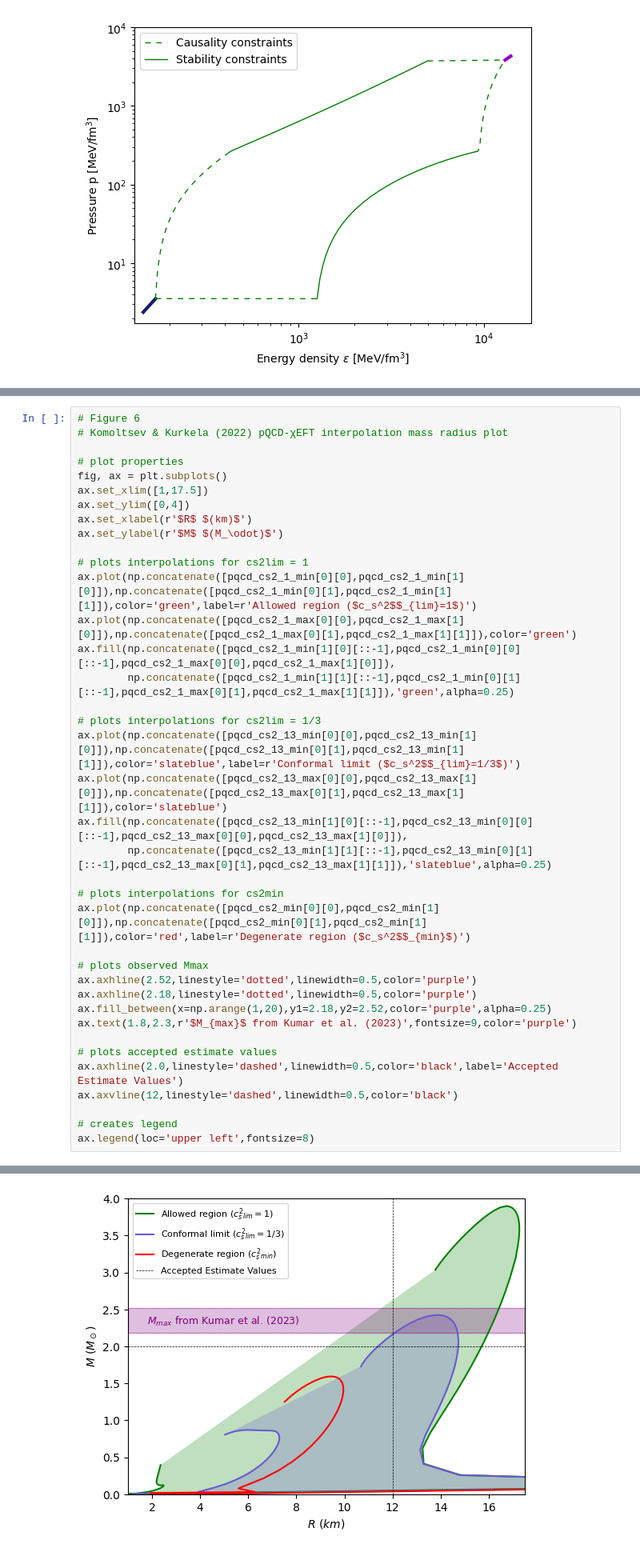
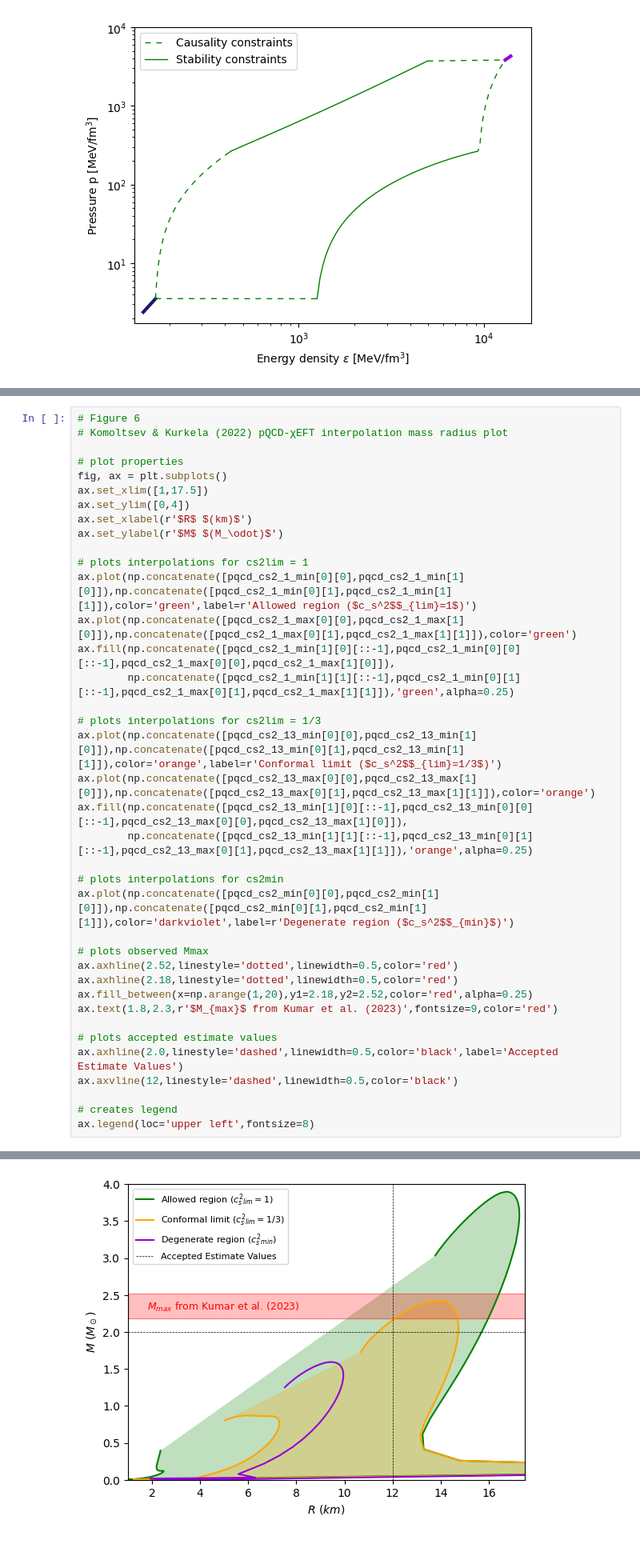
Before and after one commit to laffytaffyz/neutron-star-eos-research-project, a Jupyter notebook: research notebook.ipynb, the cells around one changed output, grey strips where cells are left out. Shown: that part at 80% size. Saved outputs shown, nothing was run; the diff lists cells and outputs as text.

```diff
--- a/research notebook.ipynb
+++ b/research notebook.ipynb
@@ -392,42 +438,42 @@ ax.legend(loc='upper left',fontsize=9)
 # Komoltsev & Kurkela (2022) pQCD-χEFT interpolation mass radius plot
 
 # plot properties
 fig, ax = plt.subplots()
 ax.set_xlim([1,17.5])
 ax.set_ylim([0,4])
 ax.set_xlabel(r'$R$ $(km)$')
 ax.set_ylabel(r'$M$ $(M_\odot)$')
 
 # plots interpolations for cs2lim = 1
 ax.plot(np.concatenate([pqcd_cs2_1_min[0][0],pqcd_cs2_1_min[1][0]]),np.concatenate([pqcd_cs2_1_min[0][1],pqcd_cs2_1_min[1][1]]),color='green',label=r'Allowed region ($c_s^2$$_{lim}=1$)')
 ax.plot(np.concatenate([pqcd_cs2_1_max[0][0],pqcd_cs2_1_max[1][0]]),np.concatenate([pqcd_cs2_1_max[0][1],pqcd_cs2_1_max[1][1]]),color='green')
 ax.fill(np.concatenate([pqcd_cs2_1_min[1][0][::-1],pqcd_cs2_1_min[0][0][::-1],pqcd_cs2_1_max[0][0],pqcd_cs2_1_max[1][0]]),
         np.concatenate([pqcd_cs2_1_min[1][1][::-1],pqcd_cs2_1_min[0][1][::-1],pqcd_cs2_1_max[0][1],pqcd_cs2_1_max[1][1]]),'green',alpha=0.25)
 
 # plots interpolations for cs2lim = 1/3
-ax.plot(np.concatenate([pqcd_cs2_13_min[0][0],pqcd_cs2_13_min[1][0]]),np.concatenate([pqcd_cs2_13_min[0][1],pqcd_cs2_13_min[1][1]]),color='slateblue',label=r'Conformal limit ($c_s^2$$_{lim}=1/3$)')
-ax.plot(np.concatenate([pqcd_cs2_13_max[0][0],pqcd_cs2_13_max[1][0]]),np.concatenate([pqcd_cs2_13_max[0][1],pqcd_cs2_13_max[1][1]]),color='slateblue')
+ax.plot(np.concatenate([pqcd_cs2_13_min[0][0],pqcd_cs2_13_min[1][0]]),np.concatenate([pqcd_cs2_13_min[0][1],pqcd_cs2_13_min[1][1]]),color='orange',label=r'Conformal limit ($c_s^2$$_{lim}=1/3$)')
+ax.plot(np.concatenate([pqcd_cs2_13_max[0][0],pqcd_cs2_13_max[1][0]]),np.concatenate([pqcd_cs2_13_max[0][1],pqcd_cs2_13_max[1][1]]),color='orange')
 ax.fill(np.concatenate([pqcd_cs2_13_min[1][0][::-1],pqcd_cs2_13_min[0][0][::-1],pqcd_cs2_13_max[0][0],pqcd_cs2_13_max[1][0]]),
-        np.concatenate([pqcd_cs2_13_min[1][1][::-1],pqcd_cs2_13_min[0][1][::-1],pqcd_cs2_13_max[0][1],pqcd_cs2_13_max[1][1]]),'slateblue',alpha=0.25)
+        np.concatenate([pqcd_cs2_13_min[1][1][::-1],pqcd_cs2_13_min[0][1][::-1],pqcd_cs2_13_max[0][1],pqcd_cs2_13_max[1][1]]),'orange',alpha=0.25)
 
 # plots interpolations for cs2min
-ax.plot(np.concatenate([pqcd_cs2_min[0][0],pqcd_cs2_min[1][0]]),np.concatenate([pqcd_cs2_min[0][1],pqcd_cs2_min[1][1]]),color='red',label=r'Degenerate region ($c_s^2$$_{min}$)')
+ax.plot(np.concatenate([pqcd_cs2_min[0][0],pqcd_cs2_min[1][0]]),np.concatenate([pqcd_cs2_min[0][1],pqcd_cs2_min[1][1]]),color='darkviolet',label=r'Degenerate region ($c_s^2$$_{min}$)')
 
 # plots observed Mmax
-ax.axhline(2.52,linestyle='dotted',linewidth=0.5,color='purple')
-ax.axhline(2.18,linestyle='dotted',linewidth=0.5,color='purple')
-ax.fill_between(x=np.arange(1,20),y1=2.18,y2=2.52,color='purple',alpha=0.25)
-ax.text(1.8,2.3,r'$M_{max}$ from Kumar et al. (2023)',fontsize=9,color='purple')
+ax.axhline(2.52,linestyle='dotted',linewidth=0.5,color='red')
+ax.axhline(2.18,linestyle='dotted',linewidth=0.5,color='red')
+ax.fill_between(x=np.arange(1,20),y1=2.18,y2=2.52,color='red',alpha=0.25)
+ax.text(1.8,2.3,r'$M_{max}$ from Kumar et al. (2023)',fontsize=9,color='red')
 
 # plots accepted estimate values
 ax.axhline(2.0,linestyle='dashed',linewidth=0.5,color='black',label='Accepted Estimate Values')
 ax.axvline(12,linestyle='dashed',linewidth=0.5,color='black')
 
 # creates legend
 ax.legend(loc='upper left',fontsize=8)
 # %% [output]
 <matplotlib.legend.Legend at 0x...>
-[figure, old version]
+[figure, new version]
 # %%
 # Figure 8 and 9
 # plots of EOSs consistent and inconsistent with observational data and compared to past models
```
Also changed, not shown: parts of 6 cells of this notebook, 3 other files.
